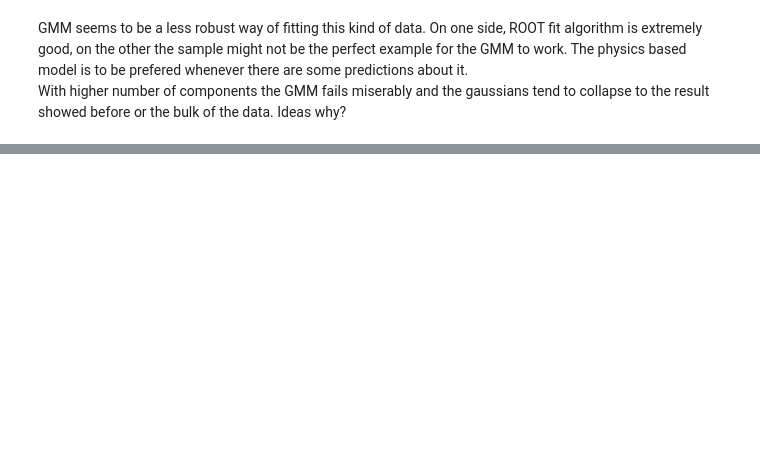
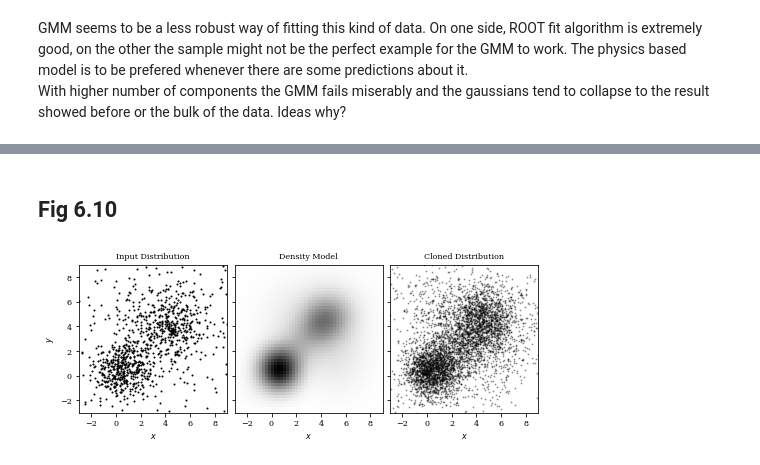
Before and after one commit to oskarkleincentre/MachineLearningInAstronomy, a Jupyter notebook: classes/Hand_On_2/Figure_scripts/Hands_on_Ch6.ipynb, the cells around one changed output, grey strips where cells are left out. Saved outputs shown, nothing was run; the diff lists cells and outputs as text; code cells hidden in the pictures; blank space fills up the shorter version.

```diff
--- a/classes/Hand_On_2/Figure_scripts/Hands_on_Ch6.ipynb
+++ b/classes/Hand_On_2/Figure_scripts/Hands_on_Ch6.ipynb
@@ -98,0 +105,6 @@ With higher number of components the GMM fails miserably and the gaussians tend
+# %% [markdown]
+## Fig 6.10
+# %%
+run ./fig10_GMM_distribClone.py
+# %% [output]
+[figure, added]
```
Also changed, not shown: parts of 3 cells of this notebook, 3 other files.
